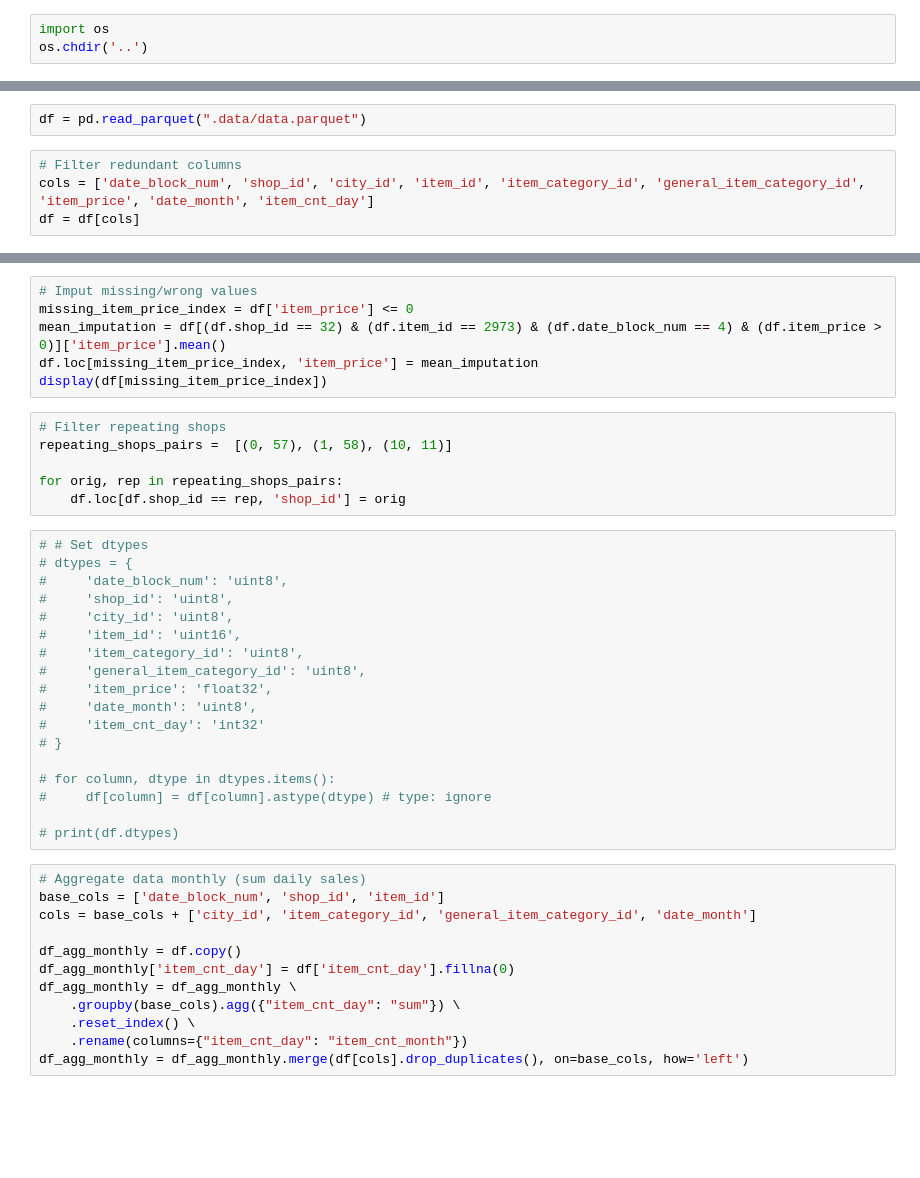
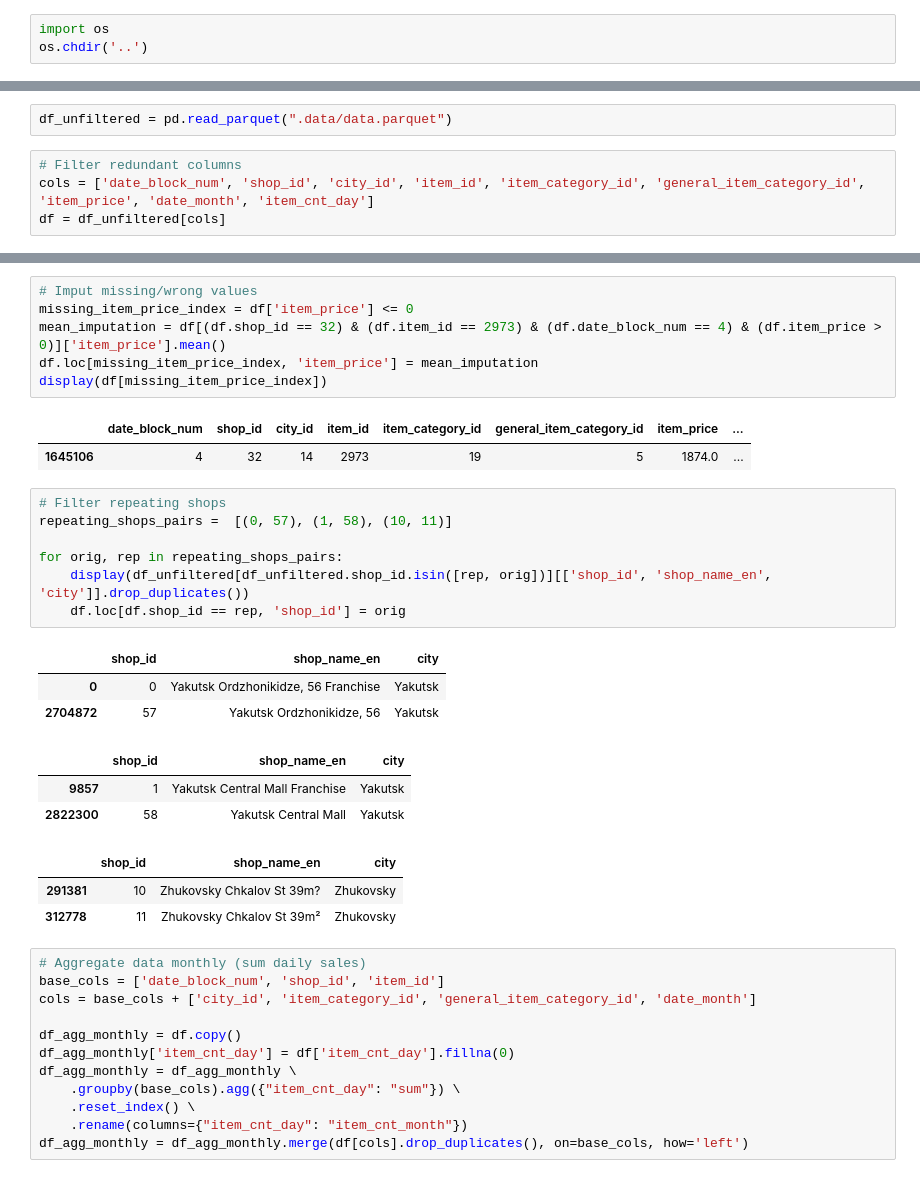
Before and after one commit to milymilek/sales-forecasting, a Jupyter notebook: notebooks/3_feature_engineering.ipynb, the cells around one changed output, grey strips where cells are left out. Saved outputs shown, nothing was run; the diff lists cells and outputs as text; blank space fills up the shorter version.

```diff
--- a/notebooks/3_feature_engineering.ipynb
+++ b/notebooks/3_feature_engineering.ipynb
@@ -19,9 +22,9 @@ from sales_forecasting.utils import timeseries_split, build_submission_df
 # %%
-df = pd.read_parquet(".data/data.parquet")
+df_unfiltered = pd.read_parquet(".data/data.parquet")
 # %%
 # Filter redundant columns
 cols = ['date_block_num', 'shop_id', 'city_id', 'item_id', 'item_category_id', 'general_item_category_id', 'item_price', 'date_month', 'item_cnt_day']
-df = df[cols]
+df = df_unfiltered[cols]
 # %%
 # Filter outliers
 shp = df.shape[0]
@@ -40,30 +49,26 @@ missing_item_price_index = df['item_price'] <= 0
 mean_imputation = df[(df.shop_id == 32) & (df.item_id == 2973) & (df.date_block_num == 4) & (df.item_price > 0)]['item_price'].mean()
 df.loc[missing_item_price_index, 'item_price'] = mean_imputation
 display(df[missing_item_price_index])
+# %% [output]
+|  | date_block_num | shop_id | city_id | item_id | item_category_id | general_item_category_id | item_price | ... |
+| 1645106 | 4 | 32 | 14 | 2973 | 19 | 5 | 1874.0 | ... |
 # %%
 # Filter repeating shops
 repeating_shops_pairs =  [(0, 57), (1, 58), (10, 11)]
 
 for orig, rep in repeating_shops_pairs:
+    display(df_unfiltered[df_unfiltered.shop_id.isin([rep, orig])][['shop_id', 'shop_name_en', 'city']].drop_duplicates())
     df.loc[df.shop_id == rep, 'shop_id'] = orig
+# %% [output]
+|  | shop_id | shop_name_en | city |
+| 0 | 0 | Yakutsk Ordzhonikidze, 56 Franchise | Yakutsk |
+| 2704872 | 57 | Yakutsk Ordzhonikidze, 56 | Yakutsk |
+|  | shop_id | shop_name_en | city |
+| 9857 | 1 | Yakutsk Central Mall Franchise | Yakutsk |
+| 2822300 | 58 | Yakutsk Central Mall | Yakutsk |
+|  | shop_id | shop_name_en | city |
+| 291381 | 10 | Zhukovsky Chkalov St 39m? | Zhukovsky |
+| 312778 | 11 | Zhukovsky Chkalov St 39m² | Zhukovsky |
-# %%
-# # Set dtypes
-# dtypes = {
-#     'date_block_num': 'uint8',
-#     'shop_id': 'uint8',
-#     'city_id': 'uint8',
-#     'item_id': 'uint16',
-#     'item_category_id': 'uint8',
-#     'general_item_category_id': 'uint8',
-#     'item_price': 'float32',
-#     'date_month': 'uint8',
-#     'item_cnt_day': 'int32'
-# }
-
-# for column, dtype in dtypes.items():
-#     df[column] = df[column].astype(dtype) # type: ignore
-
-# print(df.dtypes)
 # %%
 # Aggregate data monthly (sum daily sales)
 base_cols = ['date_block_num', 'shop_id', 'item_id']
```
Also changed, not shown: parts of 87 cells of this notebook, 12 other files.
